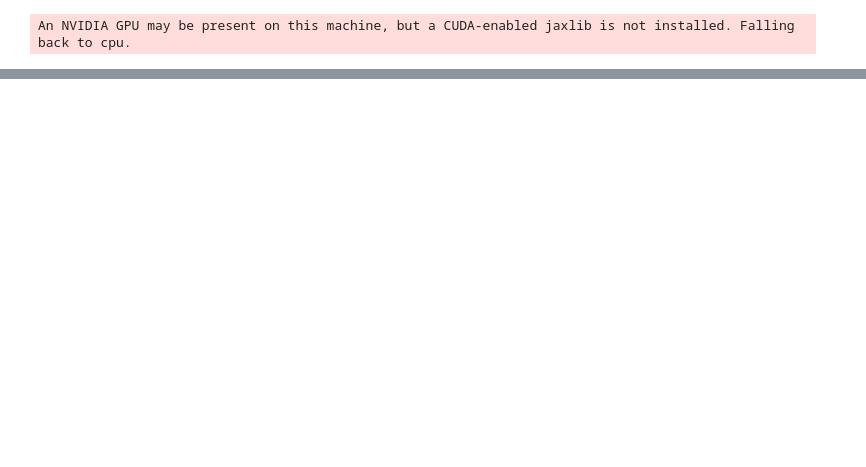
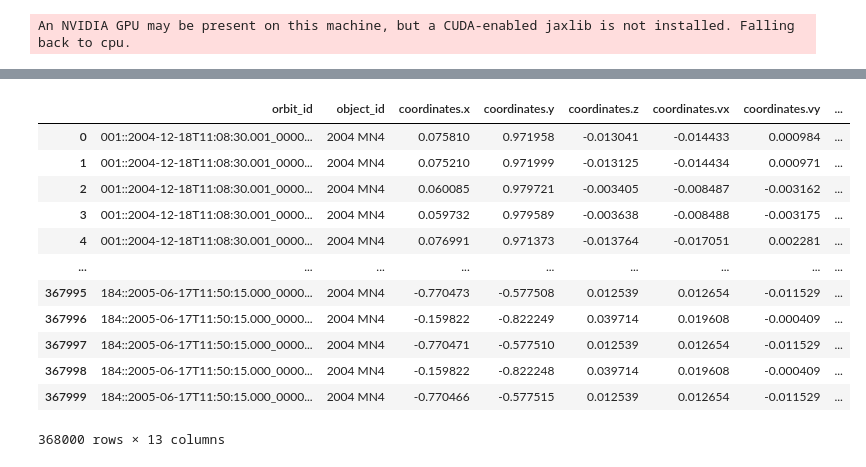
Before and after one commit to moeyensj/experimental_notebooks, a Jupyter notebook: openspace_uncertainty/orbit_fitting.ipynb, the cells around one changed output, grey strips where cells are left out. Drawn from its saved outputs; the diff is of its cells as text; code cells hidden in the pictures; blank space fills up the shorter version.

```diff
--- a/openspace_uncertainty/orbit_fitting.ipynb
+++ b/openspace_uncertainty/orbit_fitting.ipynb
@@ -319,10 +338,11 @@ propagator = PYOORB()
 submission_ids = submissions["id"].values
 submission_times = Time(submissions["timestamp"].values, scale="utc", format="datetime64")
 num_samples = 1000
-num_steps = 10
+num_steps = 5
 
 orbits_at_submission = None
 propagated_variants = None
+gap_percent = 5
 
 for i, orbit in enumerate(orbits):
 
@@ -339,10 +359,19 @@ for i, orbit in enumerate(orbits):
 
     # If this is the last submission then use a custom end time
     else:
-        next_submission_time = Time("2024-01-01T00:00:00.000", format="isot")
+        if object_id == "2000 SG344":
+            next_submission_time = Time("2075-01-01T00:00:00.000", format="isot")
+        else:
+            next_submission_time = Time("2024-01-01T00:00:00.000", format="isot")
+
+    # If the next submission time is less than a day away, then only use a single time step
+    if (next_submission_time - submission_time).jd < 1:
+        num_steps = 2
 
     # Create a set of propagation times between the time of this submission and the next
     time_steps = np.linspace(submission_time.utc.mjd, next_submission_time.utc.mjd, num_steps, endpoint=True)
+    time_steps[0] = gap_percent * (time_steps[1] - time_steps[0]) / 100 + time_steps[0]
+    time_steps[-1] = time_steps[-1] - gap_percent * (time_steps[-1] - time_steps[-2]) / 100
     propagation_times = Timestamp.from_mjd(time_steps, scale="utc")
 
     # Propagate the best-fit orbit to time of current submission (it might be defined at a different time, typically
@@ -369,6 +398,7 @@ for i, orbit in enumerate(orbits):
         method="monte-carlo",
         num_samples=num_samples
     )
+    assert len(variants) == num_samples
     variants = variants.set_column(
         "orbit_id",
         pa.array([f"{submission_number:03d}::{submission_id}::{i + 1:06}" for i in range(len(variants))], type=pa.large_string())
@@ -394,5 +424,7 @@ for i, orbit in enumerate(orbits):
         if propagated_variants.fragmented():
             propagated_variants = qv.defragment(propagated_variants)
 
-# Add gap
+# Convert propagated variants to UTC
+orbits_at_submission = orbits_at_submission.set_column("coordinates.time", orbits_at_submission.coordinates.time.rescale("utc"))
+propagated_variants = propagated_variants.set_column("coordinates.time", propagated_variants.coordinates.time.rescale("utc"))
 # %% [output]
@@ -416,0 +433,19 @@ propagated_variants.to_dataframe()
+# %%
+propagated_variants_df = propagated_variants.to_dataframe()
+propagated_variants_df["mjd"] = propagated_variants.coordinates.time.mjd()
+# %%
+propagated_variants_df
+# %% [output]
+|  | orbit_id | object_id | coordinates.x | coordinates.y | coordinates.z | coordinates.vx | coordinates.vy | ... |
+| 0 | 001::2004-12-18T11:08:30.001_0000... | 2004 MN4 | 0.075810 | 0.971958 | -0.013041 | -0.014433 | 0.000984 | ... |
+| 1 | 001::2004-12-18T11:08:30.001_0000... | 2004 MN4 | 0.075210 | 0.971999 | -0.013125 | -0.014434 | 0.000971 | ... |
+| 2 | 001::2004-12-18T11:08:30.001_0000... | 2004 MN4 | 0.060085 | 0.979721 | -0.003405 | -0.008487 | -0.003162 | ... |
+| 3 | 001::2004-12-18T11:08:30.001_0000... | 2004 MN4 | 0.059732 | 0.979589 | -0.003638 | -0.008488 | -0.003175 | ... |
+| 4 | 001::2004-12-18T11:08:30.001_0000... | 2004 MN4 | 0.076991 | 0.971373 | -0.013764 | -0.017051 | 0.002281 | ... |
+| ... | ... | ... | ... | ... | ... | ... | ... | ... |
+| 367995 | 184::2005-06-17T11:50:15.000_0000... | 2004 MN4 | -0.770473 | -0.577508 | 0.012539 | 0.012654 | -0.011529 | ... |
+| 367996 | 184::2005-06-17T11:50:15.000_0000... | 2004 MN4 | -0.159822 | -0.822249 | 0.039714 | 0.019608 | -0.000409 | ... |
+| 367997 | 184::2005-06-17T11:50:15.000_0000... | 2004 MN4 | -0.770471 | -0.577510 | 0.012539 | 0.012654 | -0.011529 | ... |
+| 367998 | 184::2005-06-17T11:50:15.000_0000... | 2004 MN4 | -0.159822 | -0.822248 | 0.039714 | 0.019608 | -0.000409 | ... |
+| 367999 | 184::2005-06-17T11:50:15.000_0000... | 2004 MN4 | -0.770466 | -0.577515 | 0.012539 | 0.012654 | -0.011529 | ... |
+368000 rows × 13 columns
```
Also changed, not shown: parts of 11 cells of this notebook, 19 other files.
